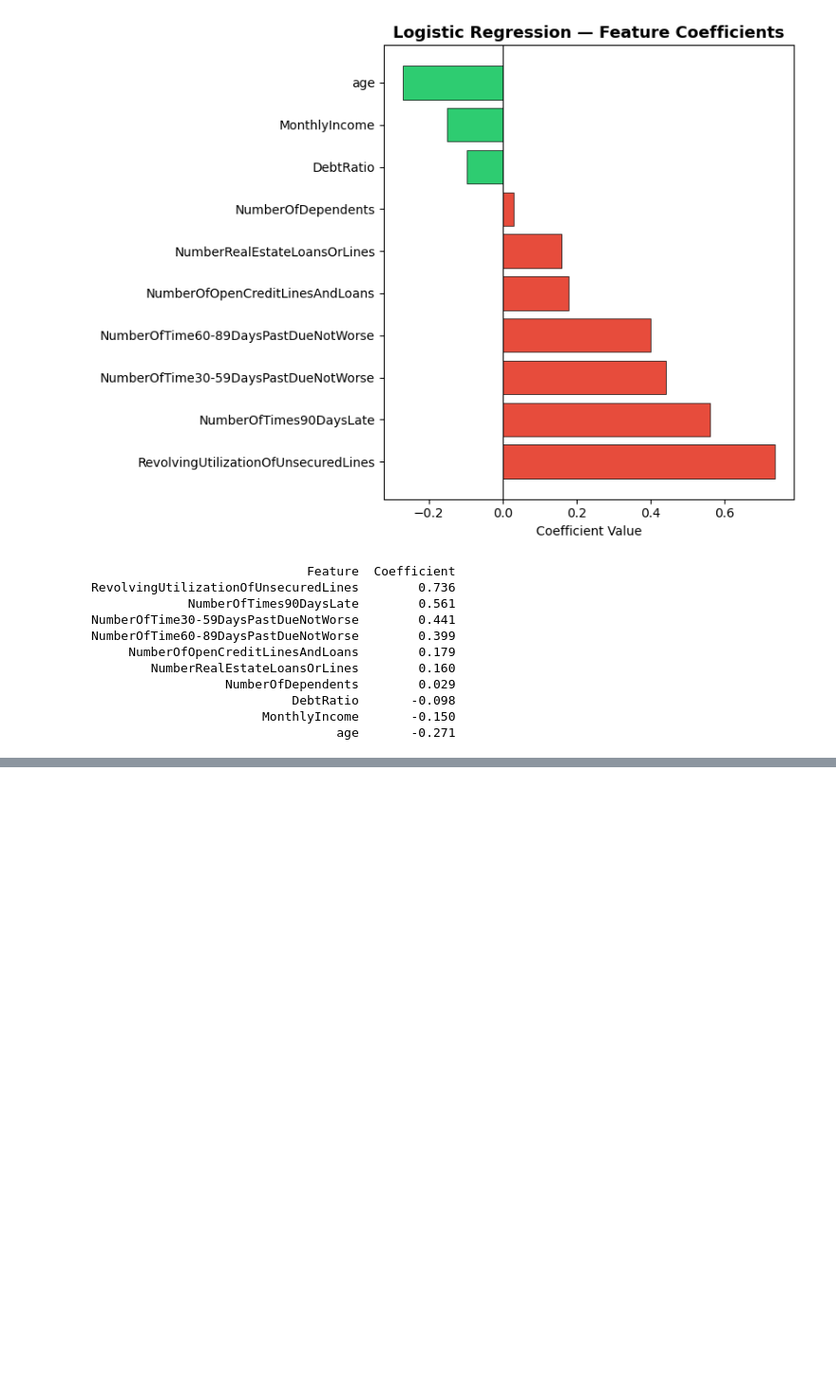
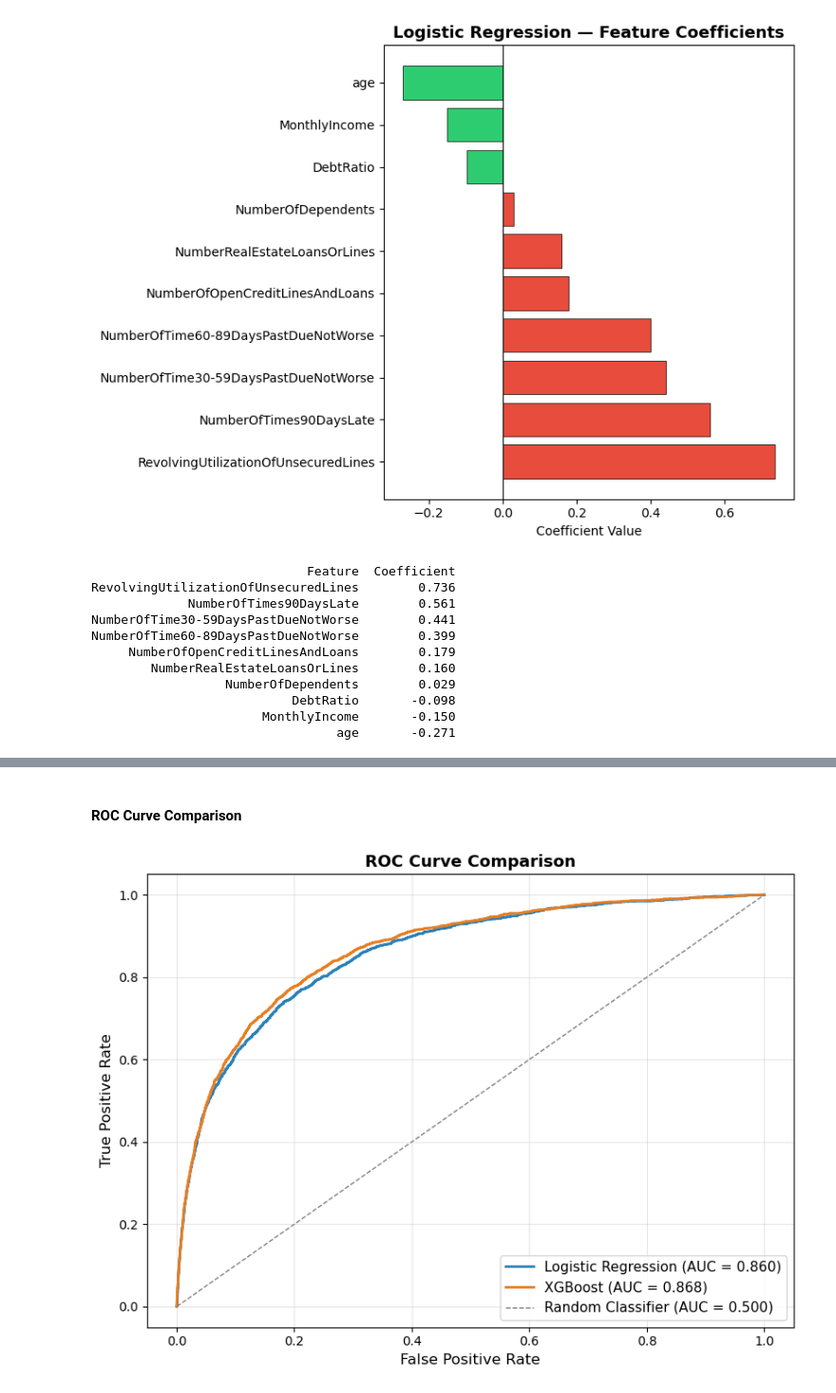
Before and after one commit to Sohail-Rasul/credit-risk-classifier, a Jupyter notebook: credit_risk_classifier.ipynb, the cells around one changed output, grey strips where cells are left out. Shown at 95% size. Saved outputs shown, nothing was run; the diff lists cells and outputs as text; code cells hidden in the pictures; blank space fills up the shorter version.

```diff
--- a/credit_risk_classifier.ipynb
+++ b/credit_risk_classifier.ipynb
@@ -674,0 +782,27 @@ NumberOfTime60-89DaysPastDueNotWorse        0.399
+# %% [markdown]
+#### ROC Curve Comparison
+# %%
+from sklearn.metrics import roc_curve
+
+fpr_lr, tpr_lr, _ = roc_curve(y_test, y_prob)
+fpr_xgb, tpr_xgb, _ = roc_curve(y_test, y_prob_xgb)
+
+fig, ax = plt.subplots(figsize=(8, 6))
+
+ax.plot(fpr_lr, tpr_lr, color='#2980b9', linewidth=2,
+        label=f'Logistic Regression (AUC = {auc_roc:.3f})')
+ax.plot(fpr_xgb, tpr_xgb, color='#e67e22', linewidth=2,
+        label=f'XGBoost (AUC = {auc_roc_xgb:.3f})')
+ax.plot([0, 1], [0, 1], color='gray', linestyle='--',
+        linewidth=1, label='Random Classifier (AUC = 0.500)')
+
+ax.set_xlabel('False Positive Rate', fontsize=12)
+ax.set_ylabel('True Positive Rate', fontsize=12)
+ax.set_title('ROC Curve Comparison', fontsize=13, fontweight='bold')
+ax.legend(fontsize=11)
+ax.grid(True, alpha=0.3)
+plt.tight_layout()
+plt.savefig('figures/10_roc_curve_comparison.png', dpi=150)
+plt.show()
+# %% [output]
+[figure, added]
```
Also changed, not shown: parts of 14 cells of this notebook, 3 other files.
